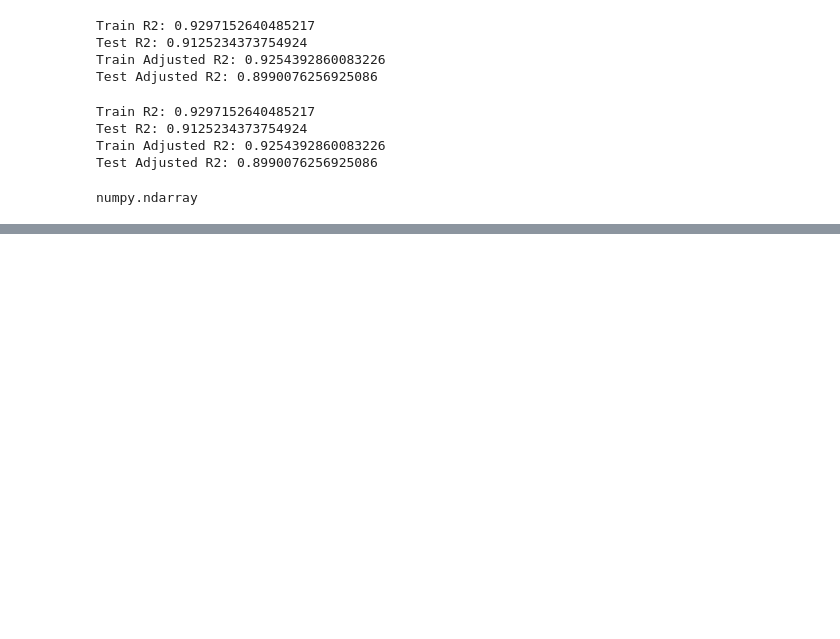
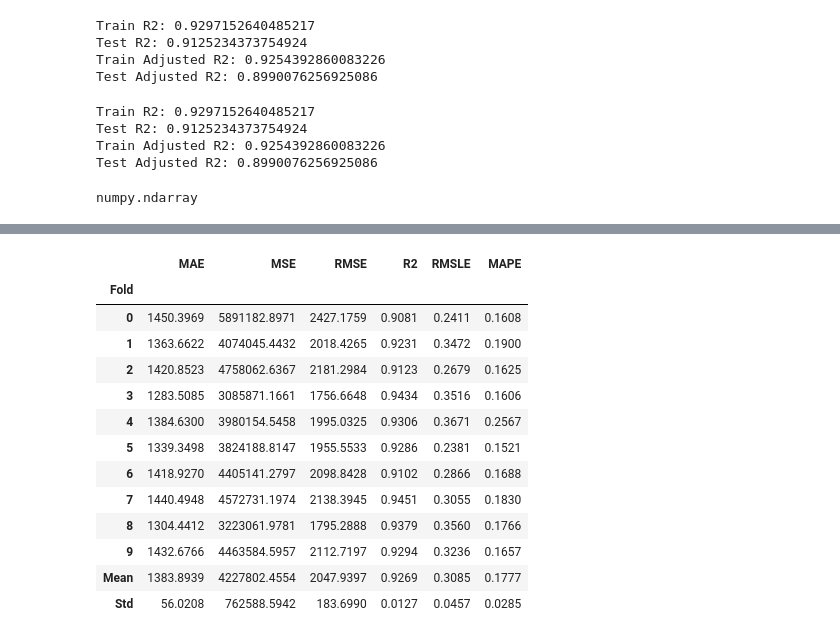
Before and after one commit to The-Powder-of-Data/predict_consumption, a Jupyter notebook: src/predict_3.ipynb, the cells around one changed output, grey strips where cells are left out. Saved outputs shown, nothing was run; the diff lists cells and outputs as text; code cells hidden in the pictures; blank space fills up the shorter version.

```diff
--- a/src/predict_3.ipynb
+++ b/src/predict_3.ipynb
@@ -152,0 +153,17 @@ best = compare_models()
+# %%
+tuned_lasso = tune_model(best)
+# %% [output]
+|  | MAE | MSE | RMSE | R2 | RMSLE | MAPE |
+| Fold |  |  |  |  |  |  |
+| 0 | 1450.3969 | 5891182.8971 | 2427.1759 | 0.9081 | 0.2411 | 0.1608 |
+| 1 | 1363.6622 | 4074045.4432 | 2018.4265 | 0.9231 | 0.3472 | 0.1900 |
+| 2 | 1420.8523 | 4758062.6367 | 2181.2984 | 0.9123 | 0.2679 | 0.1625 |
+| 3 | 1283.5085 | 3085871.1661 | 1756.6648 | 0.9434 | 0.3516 | 0.1606 |
+| 4 | 1384.6300 | 3980154.5458 | 1995.0325 | 0.9306 | 0.3671 | 0.2567 |
+| 5 | 1339.3498 | 3824188.8147 | 1955.5533 | 0.9286 | 0.2381 | 0.1521 |
+| 6 | 1418.9270 | 4405141.2797 | 2098.8428 | 0.9102 | 0.2866 | 0.1688 |
+| 7 | 1440.4948 | 4572731.1974 | 2138.3945 | 0.9451 | 0.3055 | 0.1830 |
+| 8 | 1304.4412 | 3223061.9781 | 1795.2888 | 0.9379 | 0.3560 | 0.1766 |
+| 9 | 1432.6766 | 4463584.5957 | 2112.7197 | 0.9294 | 0.3236 | 0.1657 |
+| Mean | 1383.8939 | 4227802.4554 | 2047.9397 | 0.9269 | 0.3085 | 0.1777 |
+| Std | 56.0208 | 762588.5942 | 183.6990 | 0.0127 | 0.0457 | 0.0285 |
```
Also changed, not shown: parts of 14 cells of this notebook, 8 other files.
